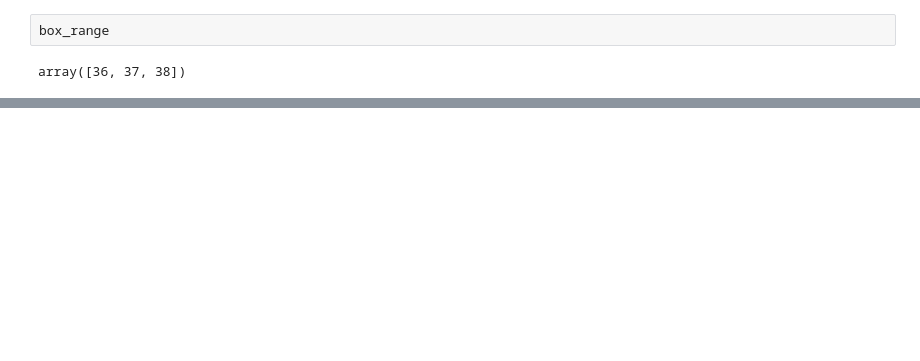
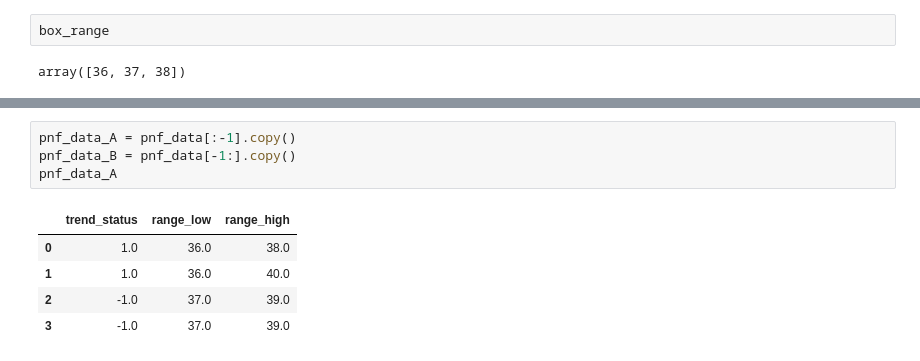
Before and after one commit to stebas101/XOXCharts, a Jupyter notebook: XOX.ipynb, the cells around one changed output, grey strips where cells are left out. Drawn from its saved outputs; the diff is of its cells as text; blank space fills up the shorter version.

```diff
--- a/XOX.ipynb
+++ b/XOX.ipynb
@@ -308,0 +418,10 @@ print(chart_grid(scale, 25))
+# %%
+pnf_data_A = pnf_data[:-1].copy()
+pnf_data_B = pnf_data[-1:].copy()
+pnf_data_A
+# %% [output]
+|  | trend_status | range_low | range_high |
+| 0 | 1.0 | 36.0 | 38.0 |
+| 1 | 1.0 | 36.0 | 40.0 |
+| 2 | -1.0 | 37.0 | 39.0 |
+| 3 | -1.0 | 37.0 | 39.0 |
```
Also changed, not shown: parts of 43 cells of this notebook.
